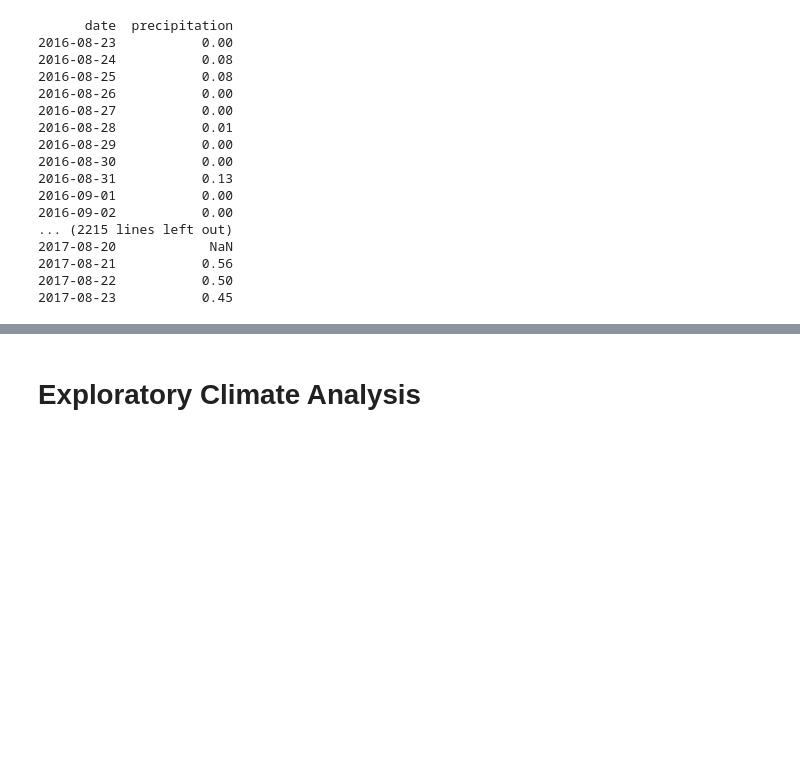
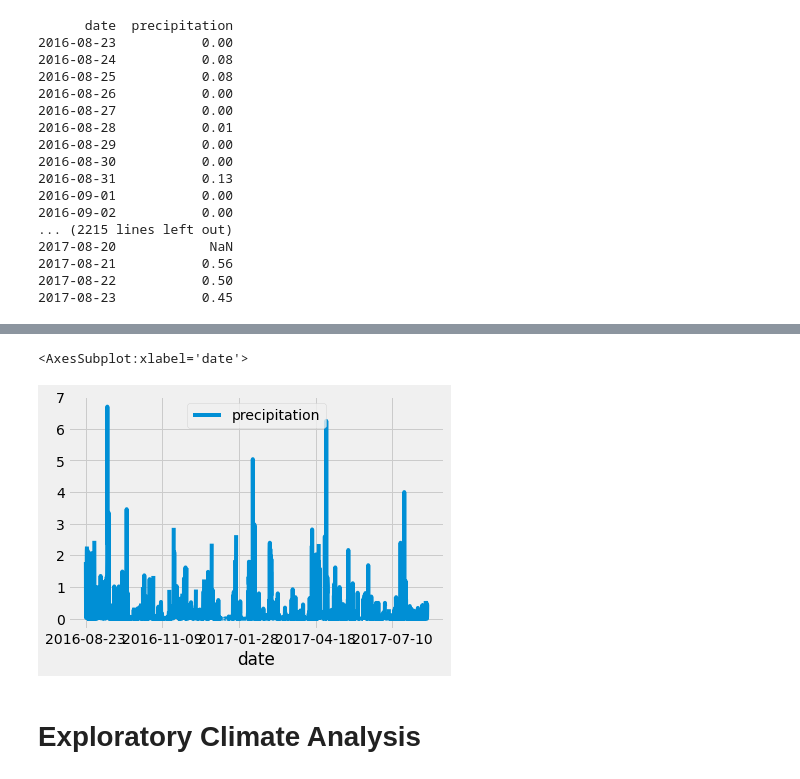
Before and after one commit to Gobi1616/surfs_up, a Jupyter notebook: climate_analysis.ipynb, the cells around one changed output, grey strips where cells are left out. Saved outputs shown, nothing was run; the diff lists cells and outputs as text; code cells hidden in the pictures; blank space fills up the shorter version.

```diff
--- a/climate_analysis.ipynb
+++ b/climate_analysis.ipynb
@@ -91,3 +91,6 @@ print(df.to_string(index=False))
 2017-08-21           0.56
 2017-08-22           0.50
 2017-08-23           0.45
+# %%
+df = df.sort_index()
+print(df.to_string(index=False))
@@ -94,3 +115,8 @@ print(df.to_string(index=False))
+# %%
+df.plot()
+# %% [output]
+<AxesSubplot:xlabel='date'>
+[figure, added]
 # %% [markdown]
 # Exploratory Climate Analysis
 # %%
```
Also changed, not shown: parts of 1 cell of this notebook.
